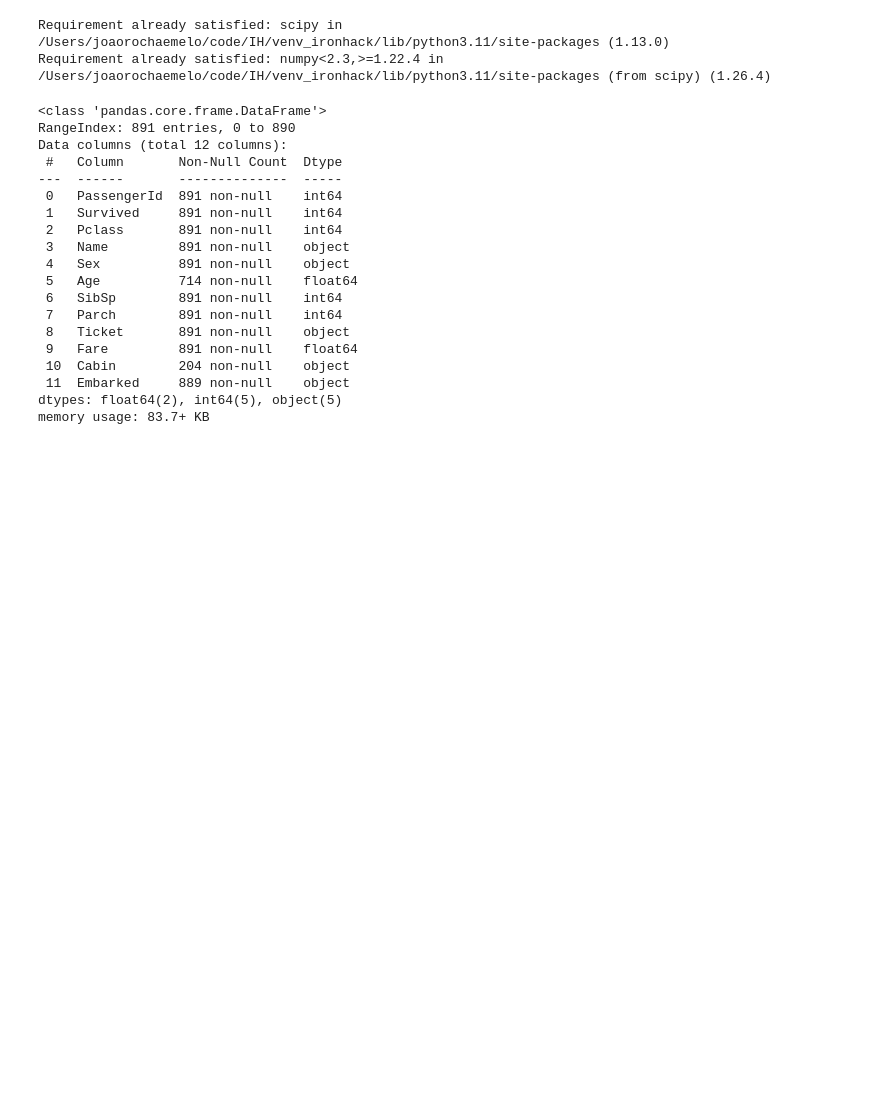
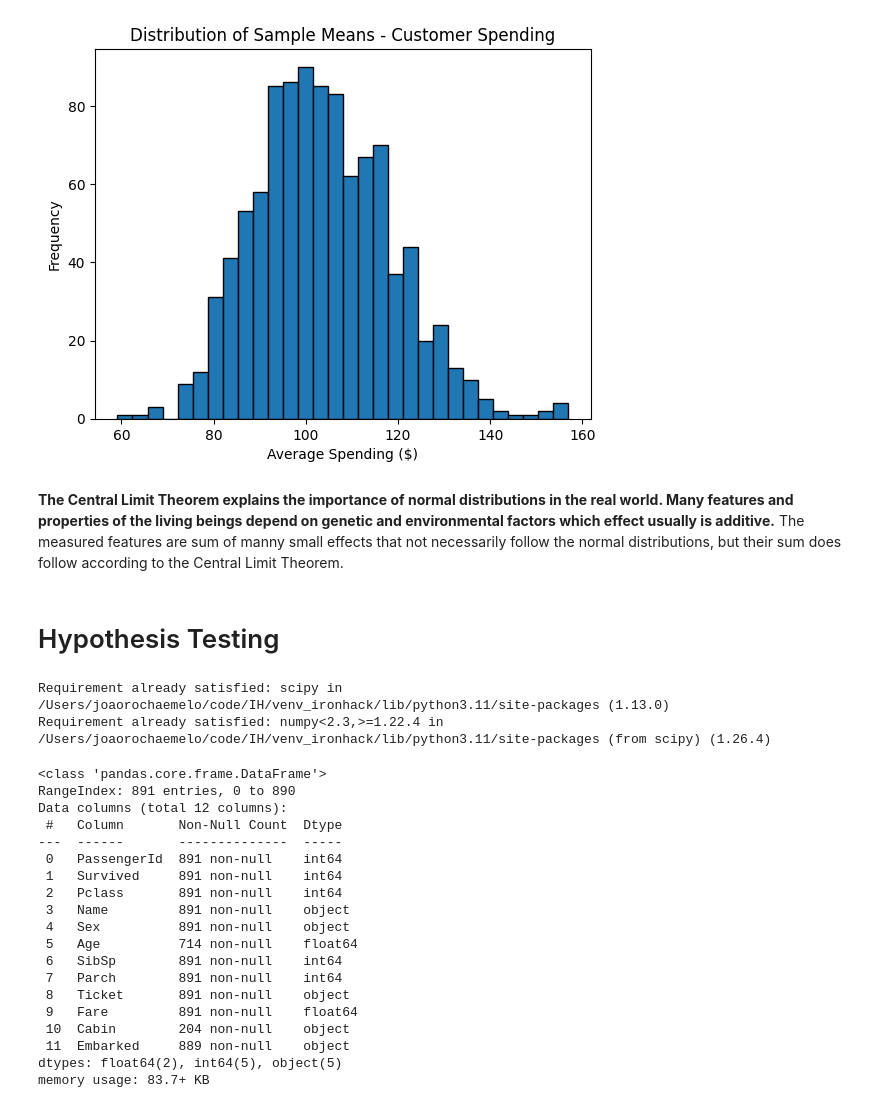
Before and after one commit to DSML-bootcamp/w4-nbs, a Jupyter notebook: D3/2. Hypothesis Testing.ipynb, the cells around one changed output. Saved outputs shown, nothing was run; the diff lists cells and outputs as text; code cells hidden in the pictures; blank space fills up the shorter version.

```diff
--- a/D3/2. Hypothesis Testing.ipynb
+++ b/D3/2. Hypothesis Testing.ipynb
@@ -1,3 +111,43 @@
+# %%
+import numpy as np
+import matplotlib.pyplot as plt
+
+# This function simulates customer spending data
+def generate_customer_spending(num_customers):
+    # Simulate a non-normal distribution of spending (e.g., exponential, skewed, etc.)
+    return np.random.exponential(100, num_customers)  # Change parameters as needed
+
+# Function to calculate sample means
+def calculate_sample_means(data, sample_size, num_samples):
+    sample_means = []
+    for _ in range(num_samples):
+        sample = np.random.choice(data, sample_size)
+        sample_means.append(np.mean(sample))
+    return sample_means
+
+# Parameters for simulation
+num_customers = 1000  # Total number of customer data points
+sample_size = 50      # Size of each sample
+num_samples = 1000    # Number of samples to take
+
+# Generate customer spending data
+customer_spending = generate_customer_spending(num_customers)
+
+# Calculate sample means
+sample_means = calculate_sample_means(customer_spending, sample_size, num_samples)
+
+# Plot the distribution of sample means
+plt.hist(sample_means, bins=30, edgecolor='black')
+plt.xlabel('Average Spending ($)')
+plt.ylabel('Frequency')
+plt.title('Distribution of Sample Means - Customer Spending')
+plt.show()
+# %% [output]
+[figure, added]
+# %% [markdown]
+**The Central Limit Theorem explains the importance of normal distributions in the real world. Many features and properties of the living beings depend on genetic and environmental factors which effect usually is additive.** The measured features are sum of manny small effects that not necessarily follow the normal distributions, but their sum does follow according to the Central Limit Theorem.
+# %% [markdown]
+# Hypothesis Testing
 # %%
 !pip install --upgrade scipy
 # %% [output]
```
Also changed, not shown: parts of 5 cells of this notebook, 1 other file.
